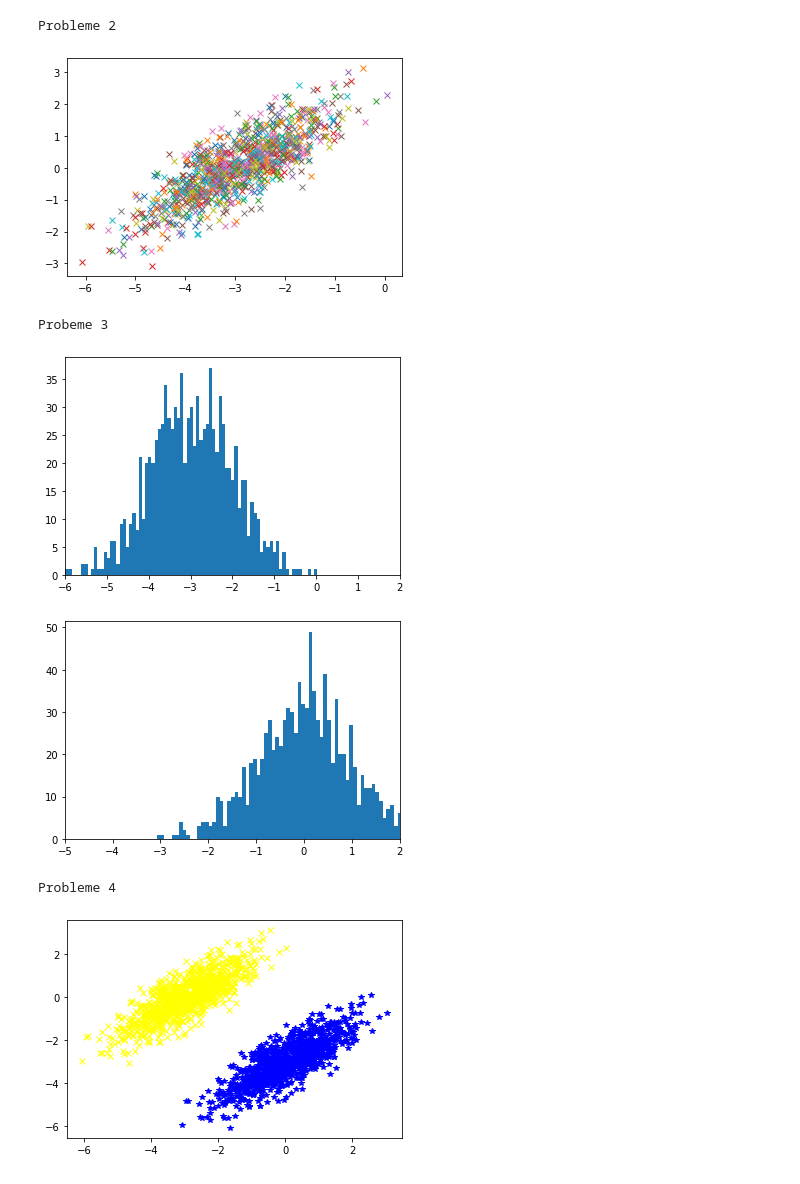
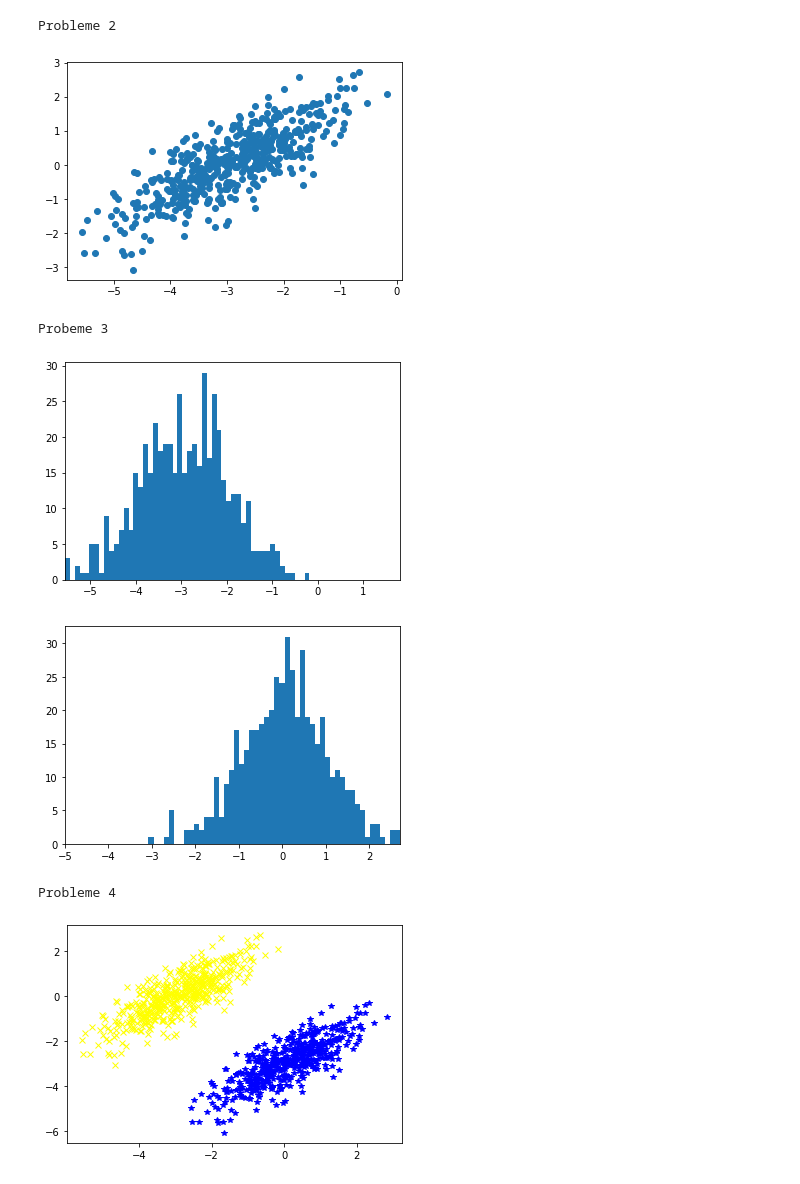
Before and after one commit to AngeMervaneJdev/ML_AI_1, a Jupyter notebook: donnesFactices.ipynb, the cells around one changed output. Drawn from its saved outputs; the diff is of its cells as text; code cells hidden in the pictures.

```diff
--- a/donnesFactices.ipynb
+++ b/donnesFactices.ipynb
@@ -13,32 +31,35 @@ Probleme 1
 # %%
 print('Probleme 2\n')
-plt.plot(x, y, 'x')
+np.random.seed(0)
+x,y=np.array(np.random.multivariate_normal(mean,cov,500).T)
+
+plt.scatter(x,y)
 plt.show()
 # %% [output]
 Probleme 2
-[figure, old version]
+[figure, new version]
 # %%
 print("Probeme 3\n")
-counts, bins = np.histogram(x,80)
+counts, bins = np.histogram(x,50)
 plt.hist(bins[:-1], bins, weights=counts)
-plt.xlim(left=-6,right=2)
+plt.xlim(left=-5.56,right=1.8)
 plt.show()
 plt.clf()
 
-counts, bins = np.histogram(y,80)
-plt.xlim(left=-5,right=2)
+counts, bins = np.histogram(y,50)
+plt.xlim(left=-5,right=2.7)
 plt.hist(bins[:-1], bins, weights=counts)
 plt.show()
 # %% [output]
 Probeme 3
-[figure, old version]
+[figure, new version]
-[figure, old version]
+[figure, new version]
 # %%
 print("Probleme 4\n")
 cov1 = [[1.0,0.8],[0.8,1.0]]
 mean1 = (0,-3)
 np.random.seed(0)
-x1, y1 = np.random.multivariate_normal(mean1, cov1,size=(500,2)).T
+x1, y1 = np.random.multivariate_normal(mean1, cov1,500).T
 
 plt.plot(x, y, 'x',color="yellow")
 plt.plot(x1, y1, '*',color="blue")
@@ -46,4 +67,4 @@ plt.plot(x1, y1, '*',color="blue")
 plt.show()
 # %% [output]
 Probleme 4
-[figure, old version]
+[figure, new version]
```
Also changed, not shown: parts of 5 cells of this notebook.
